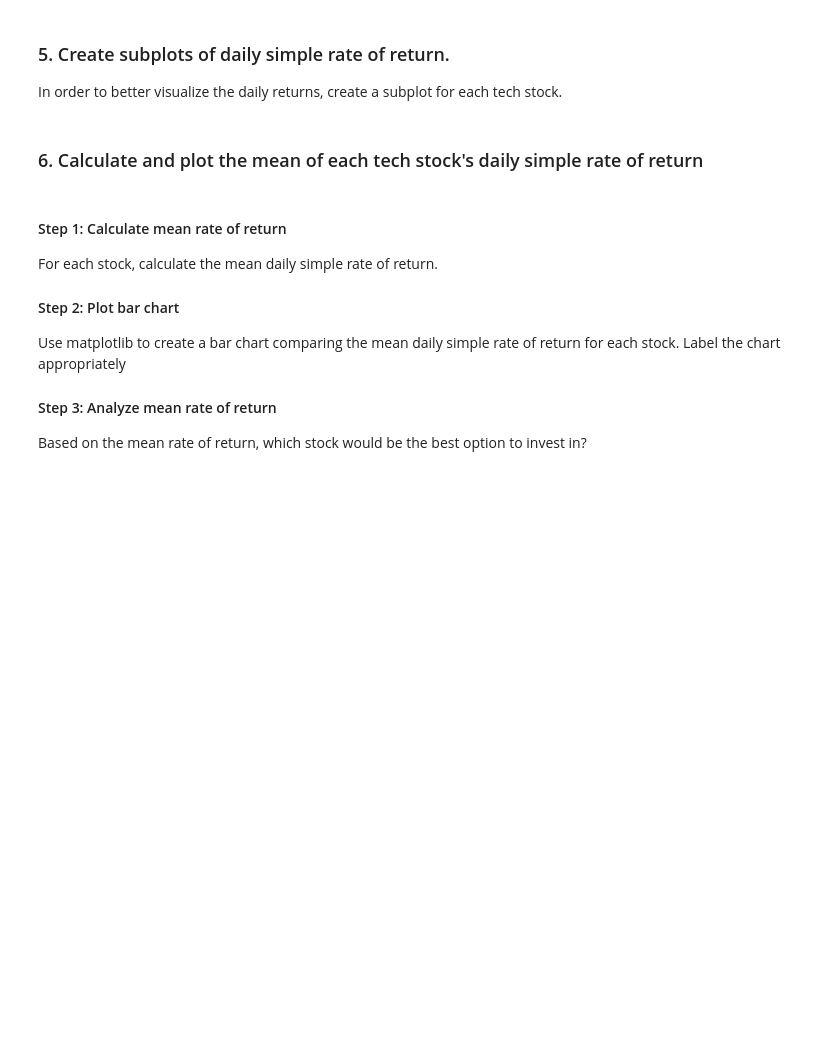
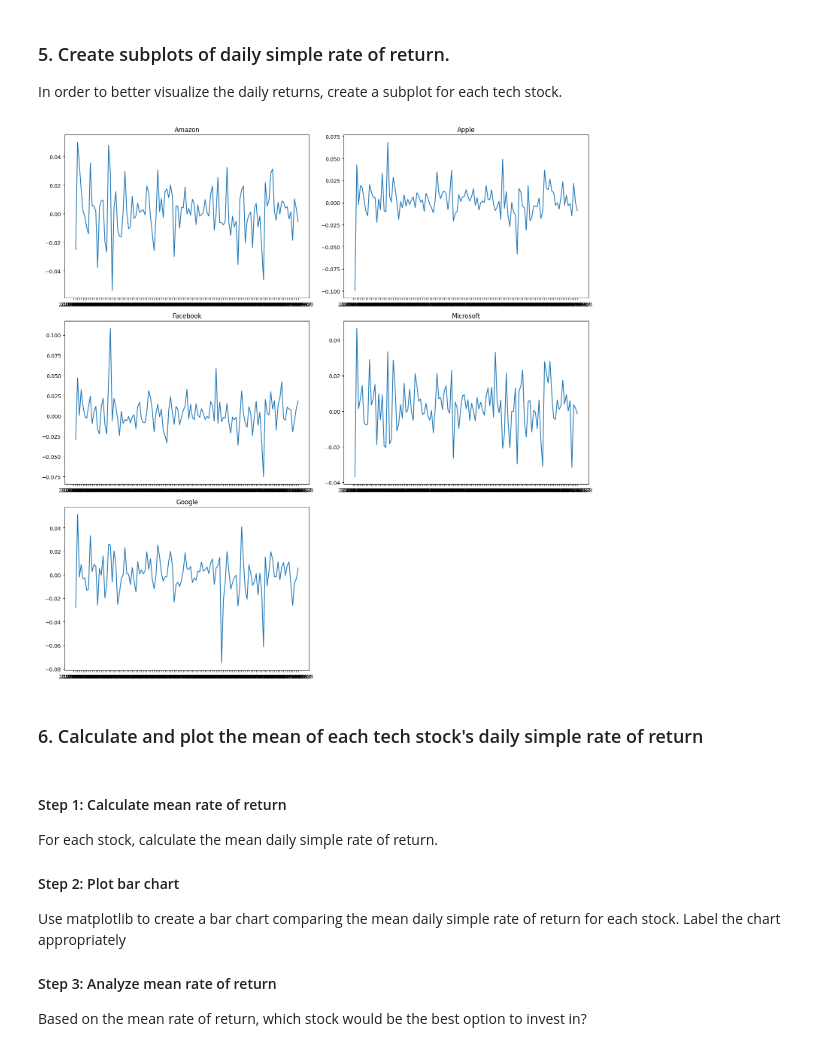
Before and after one commit to vhurdaneta/Visualazing-Tech-Stocks-Project---Analyze-Financial-Data-with-Python, a Jupyter notebook: visualizing_tech_stocks.ipynb, the cells around one changed output. Saved outputs shown, nothing was run; the diff lists cells and outputs as text; code cells hidden in the pictures; blank space fills up the shorter version.

```diff
--- a/visualizing_tech_stocks.ipynb
+++ b/visualizing_tech_stocks.ipynb
@@ -67,6 +118,27 @@ Create a plot with matplotlib that shows the daily simple rate of return for eac
 # %% [markdown]
 ### 5. Create subplots of daily simple rate of return.
 In order to better visualize the daily returns, create a subplot for each tech stock.
+# %%
+fig = plt.figure(figsize=(15,15))
+ax1 = fig.add_subplot(321)
+ax2 = fig.add_subplot(322)
+ax3 = fig.add_subplot(323)
+ax4 = fig.add_subplot(324)
+ax5 = fig.add_subplot(325)
+ax1.plot(stock_data['AMZN'].pct_change())
+ax1.set_title("Amazon")
+ax2.plot(stock_data['AAPL'].pct_change())
+ax2.set_title("Apple")
+ax3.plot(stock_data['META'].pct_change())
+ax3.set_title("Facebook")
+ax4.plot(stock_data['MSFT'].pct_change())
+ax4.set_title("Microsoft")
+ax5.plot(stock_data['GOOGL'].pct_change())
+ax5.set_title("Google")
+plt.tight_layout()
+plt.show()
+# %% [output]
+[figure, added]
 # %% [markdown]
 ### 6. Calculate and plot the mean of each tech stock's daily simple rate of return
 # %% [markdown]
```
Also changed, not shown: parts of 7 cells of this notebook, 1 other file.
